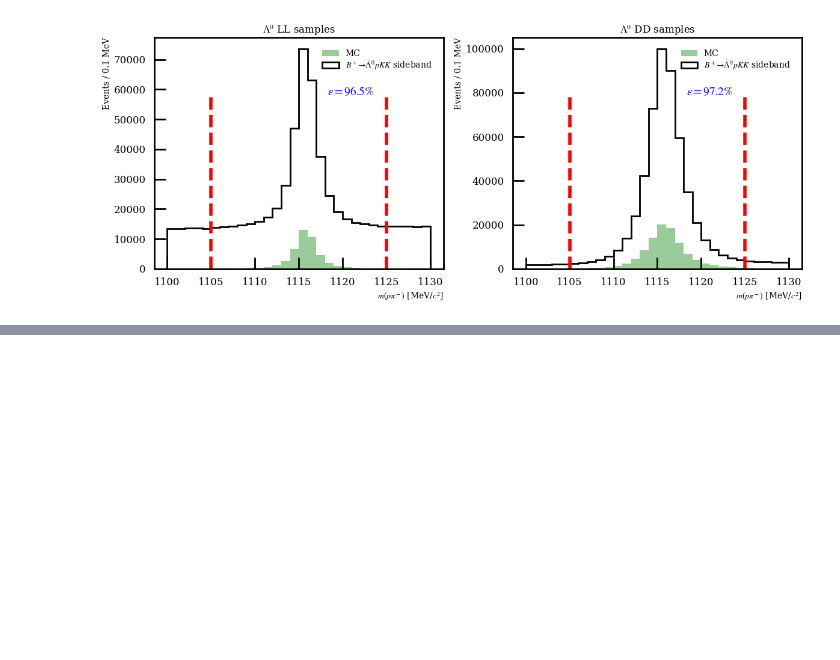
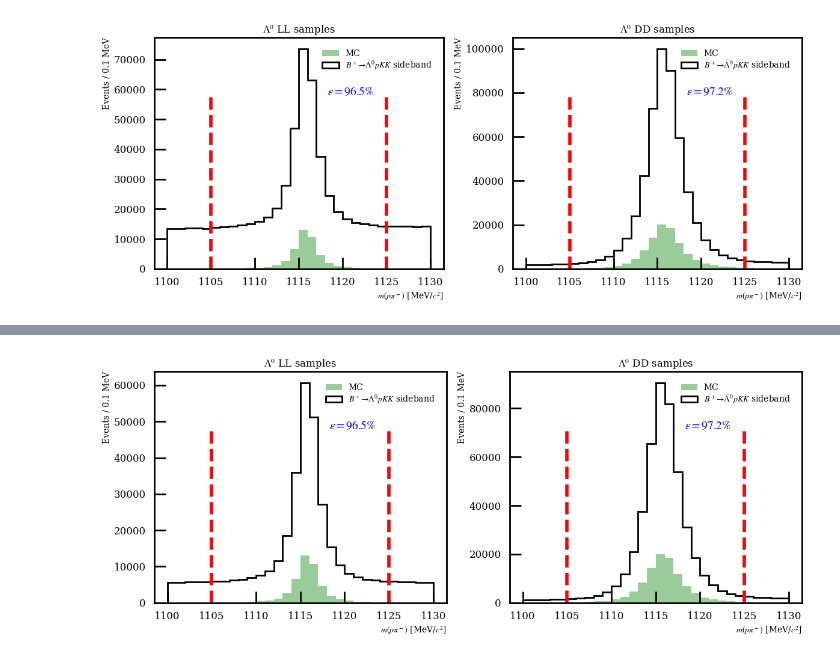
Before and after one commit to MohamedElashri/bu2lambdapKK, a Jupyter notebook: notebooks/plot_data_mc.ipynb, the cells around one changed output, grey strips where cells are left out. Cells and saved outputs as stored; diff of their text form; code cells hidden in the pictures; blank space fills up the shorter version.

```diff
--- a/notebooks/plot_data_mc.ipynb
+++ b/notebooks/plot_data_mc.ipynb
@@ -158,0 +244,3 @@ plt.show()
+# %%
+data_selection_ll = select(data_ll, track_type='LL')
+data_selection_dd = select(data_dd, track_type='DD')
@@ -158,0 +265,60 @@ plt.show()
+# %%
+decay = r"$B^+\to \bar{\Lambda}^0pKK$"
+
+# Extract the L0 mass arrays
+mass_ll_data = data_selection_ll["L0_MM"]
+mass_ll_mc   = mc_ll["L0_MM"]
+mass_dd_data = data_selection_dd["L0_MM"]
+mass_dd_mc   = mc_dd["L0_MM"]
+
+# Define binning and the mass window for efficiency
+
+# Compute efficiencies for MC
+mass_ll_mc_np = ak.to_numpy(mass_ll_mc)
+mass_dd_mc_np = ak.to_numpy(mass_dd_mc)
+
+ll_in_window = (mass_ll_mc_np > mass_lower) & (mass_ll_mc_np < mass_upper)
+dd_in_window = (mass_dd_mc_np > mass_lower) & (mass_dd_mc_np < mass_upper)
+
+eff_ll = np.sum(ll_in_window) / mass_ll_mc_np.size * 100.0
+eff_dd = np.sum(dd_in_window) / mass_dd_mc_np.size * 100.0
+
+histstyle = {"range": (1100, 1130), "bins": 300}
+mass_lower, mass_upper = 1105, 1125
+
+# Plot: two subplots for LL and DD
+fig, (ax1, ax2) = plt.subplots(1, 2, figsize=(12, 5))
+
+# LL subplot
+ax1.hist(mass_ll_mc, bins=bin_edges, histtype='stepfilled', color='green', alpha=0.4,
+         label='MC')
+ax1.text(0.60, 0.75, fr'$\epsilon={eff_ll:.1f}\%$', transform=ax1.transAxes,
+         fontsize=14, color='blue')
+ax1.hist(mass_ll_data, bins=bin_edges, histtype='step', color='black',
+         label=f'{decay} sideband')
+ax1.axvline(mass_lower, color='red', linestyle='--', ymin=0.0, ymax=0.75)
+ax1.axvline(mass_upper, color='red', linestyle='--', ymin=0.0, ymax=0.75)
+ax1.set_xlabel(r'$m(p\pi^-)$ [MeV/$c^2$]')
+ax1.set_ylabel('Events / 0.1 MeV')
+ax1.set_title(r'$\Lambda^0$ LL samples')
+ax1.legend()
+
+# DD subplot
+ax2.hist(mass_dd_mc, bins=bin_edges, histtype='stepfilled', color='green', alpha=0.4,
+         label='MC')
+ax2.text(0.60, 0.75, fr'$\epsilon={eff_dd:.1f}\%$', transform=ax2.transAxes,
+         fontsize=14, color='blue')
+ax2.hist(mass_dd_data, bins=bin_edges, histtype='step', color='black',
+         label=f'{decay} sideband')
+ax2.axvline(mass_lower, color='red', linestyle='--', ymin=0.0, ymax=0.75)
+ax2.axvline(mass_upper, color='red', linestyle='--', ymin=0.0, ymax=0.75)
+ax2.set_xlabel(r'$m(p\pi^-)$ [MeV/$c^2$]')
+ax2.set_ylabel('Events / 0.1 MeV')
+ax2.set_title(r'$\Lambda^0$ DD samples')
+ax2.legend()
+
+plt.tight_layout()
+plt.savefig("ll_dd_efficiency.pdf")
+plt.show()
+# %% [output]
+[figure, added]
```
Also changed, not shown: parts of 2 cells of this notebook, 2 other files.
